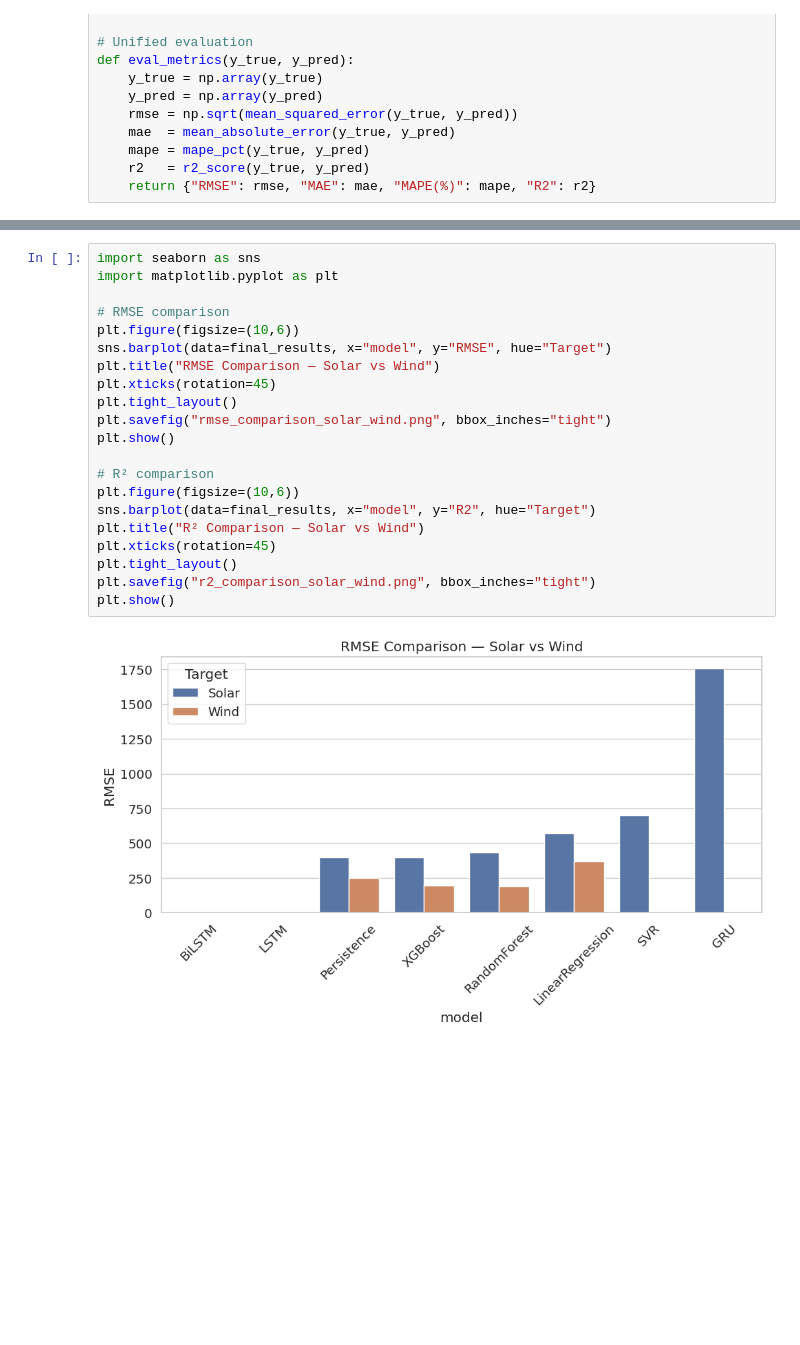
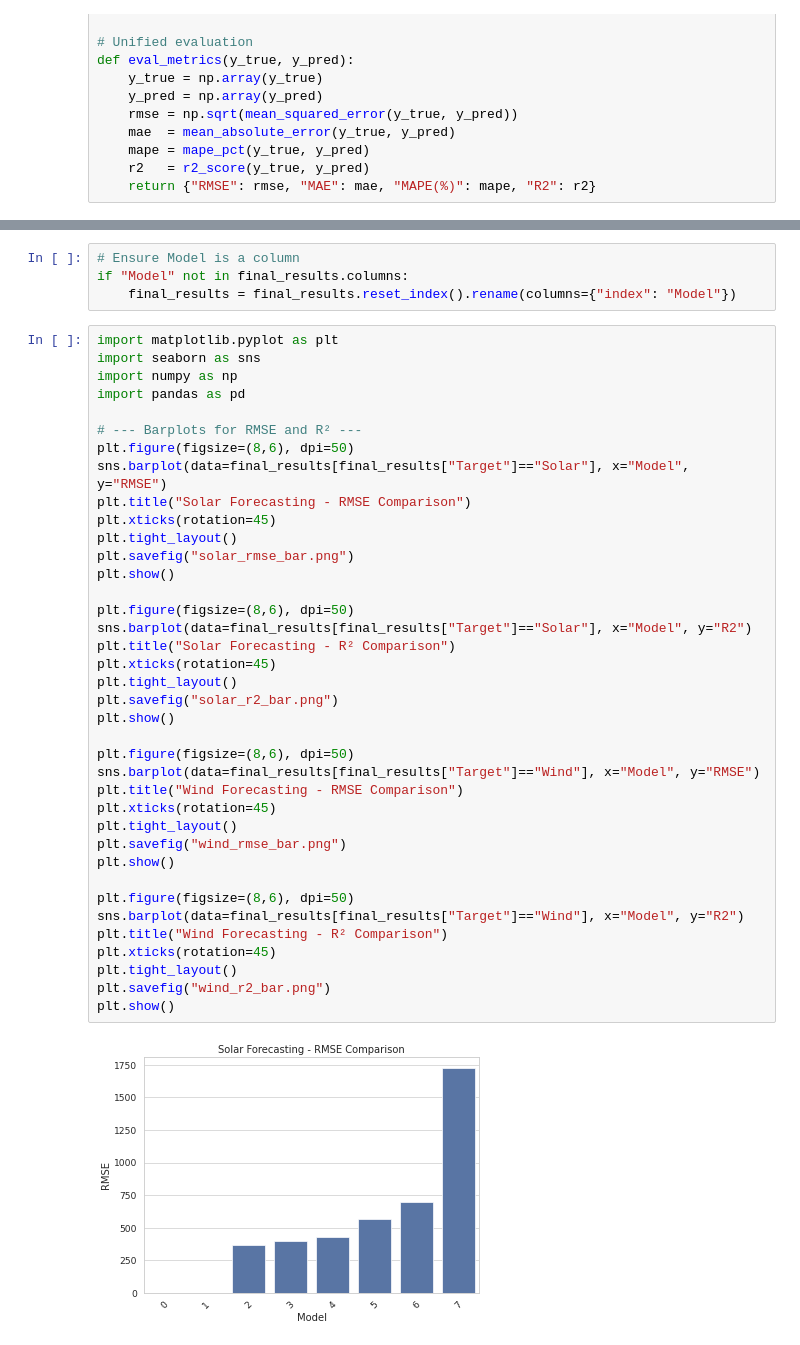
Before and after one commit to Zuhair0000/FYP-Research, a Jupyter notebook: FYP_research.ipynb, the cells around one changed output, grey strips where cells are left out. Saved outputs shown, nothing was run; the diff lists cells and outputs as text; blank space fills up the shorter version.

```diff
--- a/FYP_research.ipynb
+++ b/FYP_research.ipynb
@@ -1992,23 +2031,44 @@ final_results.to_csv("final_results_solar_wind.csv", index=False)
+# %%
+# Ensure Model is a column
+if "Model" not in final_results.columns:
+    final_results = final_results.reset_index().rename(columns={"index": "Model"})
 # %%
+import matplotlib.pyplot as plt
 import seaborn as sns
-import matplotlib.pyplot as plt
+import numpy as np
+import pandas as pd
 
-# RMSE comparison
-plt.figure(figsize=(10,6))
-sns.barplot(data=final_results, x="model", y="RMSE", hue="Target")
-plt.title("RMSE Comparison — Solar vs Wind")
+# --- Barplots for RMSE and R² ---
+plt.figure(figsize=(8,6), dpi=50)
+sns.barplot(data=final_results[final_results["Target"]=="Solar"], x="Model", y="RMSE")
+plt.title("Solar Forecasting - RMSE Comparison")
 plt.xticks(rotation=45)
 plt.tight_layout()
-plt.savefig("rmse_comparison_solar_wind.png", bbox_inches="tight")
+plt.savefig("solar_rmse_bar.png")
 plt.show()
 
-# R² comparison
-plt.figure(figsize=(10,6))
-sns.barplot(data=final_results, x="model", y="R2", hue="Target")
-plt.title("R² Comparison — Solar vs Wind")
+plt.figure(figsize=(8,6), dpi=50)
+sns.barplot(data=final_results[final_results["Target"]=="Solar"], x="Model", y="R2")
+plt.title("Solar Forecasting - R² Comparison")
 plt.xticks(rotation=45)
 plt.tight_layout()
-plt.savefig("r2_comparison_solar_wind.png", bbox_inches="tight")
+plt.savefig("solar_r2_bar.png")
 plt.show()
+
+plt.figure(figsize=(8,6), dpi=50)
+sns.barplot(data=final_results[final_results["Target"]=="Wind"], x="Model", y="RMSE")
+plt.title("Wind Forecasting - RMSE Comparison")
+plt.xticks(rotation=45)
+plt.tight_layout()
+plt.savefig("wind_rmse_bar.png")
+plt.show()
+
+plt.figure(figsize=(8,6), dpi=50)
+sns.barplot(data=final_results[final_results["Target"]=="Wind"], x="Model", y="R2")
+plt.title("Wind Forecasting - R² Comparison")
+plt.xticks(rotation=45)
+plt.tight_layout()
+plt.savefig("wind_r2_bar.png")
+plt.show()
 # %% [output]
-[figure, old version]
+[figure, new version]
```
Also changed, not shown: parts of 45 cells of this notebook.
